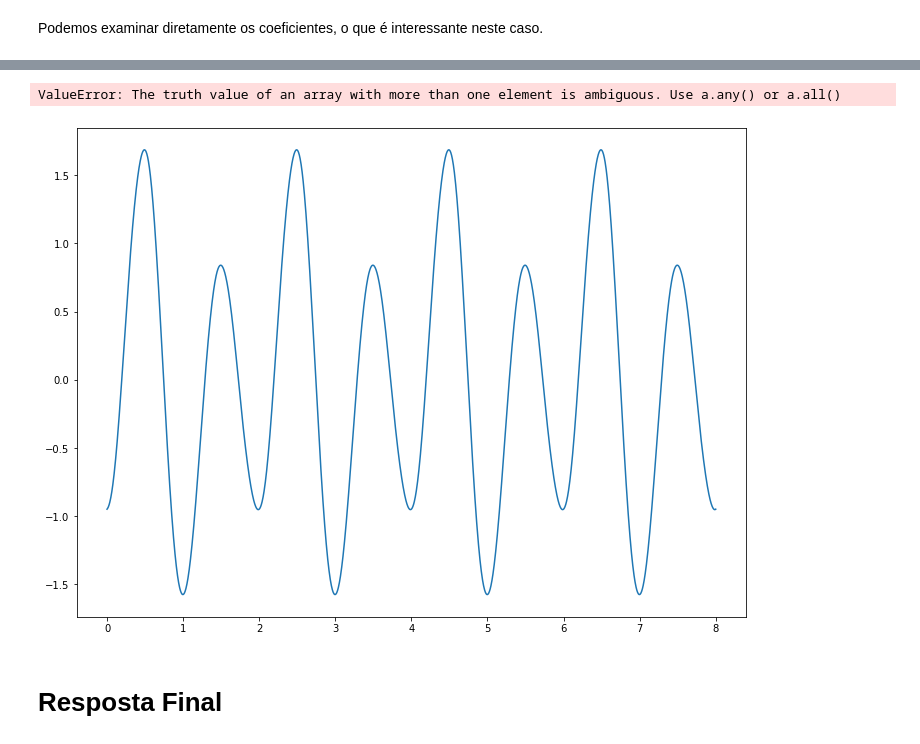
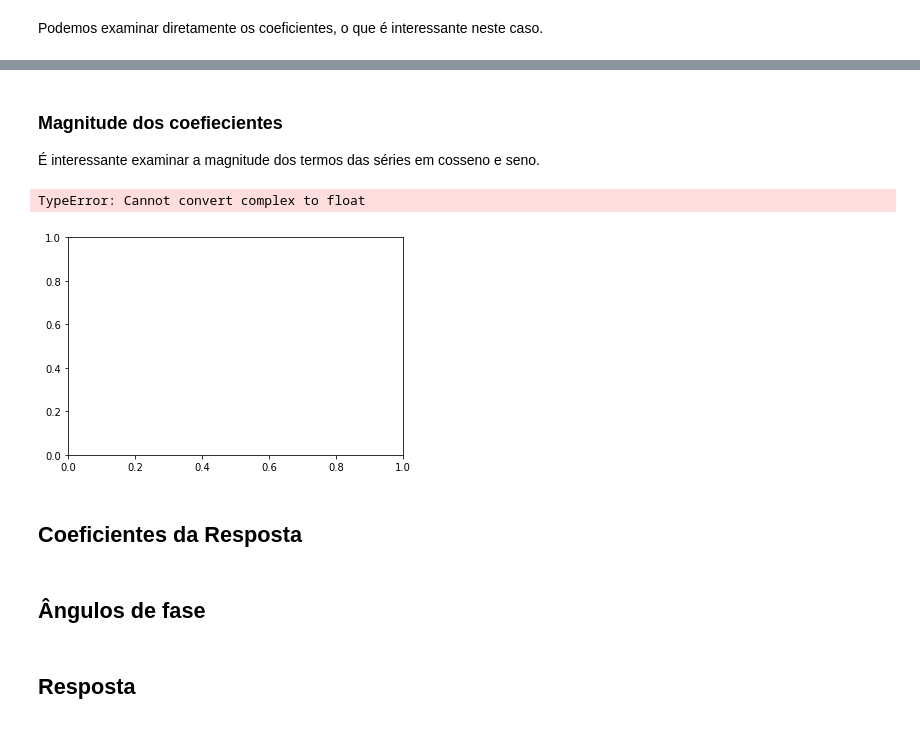
Before and after one commit to r-b-w/Notebooks-Vibracoes, a Jupyter notebook: Notebooks/RespostaViaFourierModificado.ipynb, the cells around one changed output, grey strips where cells are left out. Drawn from its saved outputs; the diff is of its cells as text; code cells hidden in the pictures.

```diff
--- a/Notebooks/RespostaViaFourierModificado.ipynb
+++ b/Notebooks/RespostaViaFourierModificado.ipynb
@@ -122,11 +152,12 @@ fig.show()
 
 Também vamos usar um número finito de termos da série.
 # %%
-nterm = 5
+nterm = 12
 a0 = s.a0
 aj_terms = [a.evalf() for a in s.an[:nterm]] # get rid of rationals
 bj_terms = [b.evalf() for b in s.bn[:nterm]]
-aj = [a.as_two_terms()[0] if a != 0 else 0 for a in an_terms]
-bj = [b.as_two_terms()[0] if b != 0 else 0 for b in bn_terms]
-display(aj, bj)
+aj = [a.as_two_terms()[0] if a != 0 else 0 for a in aj_terms]
+bj = [b.as_two_terms()[0] if b != 0 else 0 for b in bj_terms]
+display(aj)
+display(bj)
 # %% [output]
@@ -218,22 +187,0 @@ $$ \tan \phi_j  = \frac{2\zeta j\omega/\omega_n}{1-(j\omega/\omega_n)^2}.$$
-# %%
-w0 = 2*np.pi/tau    # Frequência fundamental
-aj = cterms[:,0]
-wcj = cterms[:,1]
-wcjn = wcj/wn
-Aj = (aj/k)/np.sqrt((1.0 - wcjn**2)**2 + (2*zeta*wcjn)**2)
-cphi = np.arctan2(2*zeta*wcjn, 1 - wcjn**2)
-
-bj = sterms[:,0]
-wsj = sterms[:,1]
-wsjn = wsj/wn
-Bj = (bj/k)/np.sqrt((1.0 - wsjn**2)**2 + (2*zeta*wsjn)**2)
-sphi = np.arctan2(2*zeta*wsjn, 1 - wsjn**2)
-#display(Aj)
-#display(wcj)
-
-fig, ax = plt.subplots()
-ax.plot(wcjn, Aj)
-ax.plot(wsjn, Bj)
-ax.legend([r'$A_k$', r'$B_k$'])
-fig.set_size_inches(12, 9)
-fig.show()
@@ -265,22 +188,22 @@ fig.show()
-# %%
-cjw = cterms[:,1]
-sjw = sterms[:,1]
-
-fig, ax = plt.subplots()
-ax.plot(times, Aj[0]*np.cos(cjw[0]*times-cphi[0]) +
-               Bj[0]*np.sin(sjw[0]*times-sphi[0]) +
-               Aj[1]*np.cos(cjw[1]*times-cphi[1]) +
-               Bj[1]*np.sin(sjw[1]*times-sphi[1]) +
-               Aj[2]*np.cos(cjw[2]*times-cphi[2]) +
-               Bj[2]*np.sin(sjw[2]*times-sphi[2]) +
-               Aj[3]*np.cos(cjw[3]*times-cphi[3]) +
-               Bj[3]*np.sin(sjw[3]*times-sphi[3]) +
-               Aj[4]*np.cos(cjw[4]*times-cphi[4]) +
-               Bj[4]*np.sin(sjw[4]*times-sphi[4]) +
-               Aj[5]*np.cos(cjw[5]*times-cphi[5]) +
-               Bj[5]*np.sin(sjw[5]*times-sphi[5]) )
-fig.set_size_inches(12, 9)
-fig.show(times)
-# %% [output]
-ValueError: The truth value of an array with more than one element is ambiguous. Use a.any() or a.all()
-[figure, removed]
+# %% [markdown]
+### Magnitude dos coefiecientes
+É interessante examinar a magnitude dos termos das séries em cosseno e seno.
+# %%
+ws = np.linspace(0, nterm*w0, nterm+1)
+width = 0.1*w0
+
+fig, ax = plt.subplots()
+rects1 = ax.bar(ws - width/2, [a0]+aj, width, label=r'$a_j$')
+rects2 = ax.bar(ws + width/2, [0]+bj, width, label=r'$b_j$')
+
+# Add some text for labels, title and custom x-axis tick labels, etc.
+ax.set_title('Coeficientes da série de Fourier')
+ax.set_xlabel('Frequência (rad/s)')
+ax.legend()
+fig.set_size_inches(10, 8)
+fig.tight_layout()
+# %% [output]
+TypeError: Cannot convert complex to float
+[figure, added]
+# %% [markdown]
+## Coeficientes da Resposta
@@ -286,0 +227,2 @@ ValueError: The truth value of an array with more than one element is ambiguous.
+# %% [markdown]
+## Ângulos de fase
@@ -287,2 +231,2 @@ ValueError: The truth value of an array with more than one element is ambiguous.
 # %% [markdown]
-# Resposta Final
+## Resposta
```
Also changed, not shown: parts of 33 cells of this notebook.
